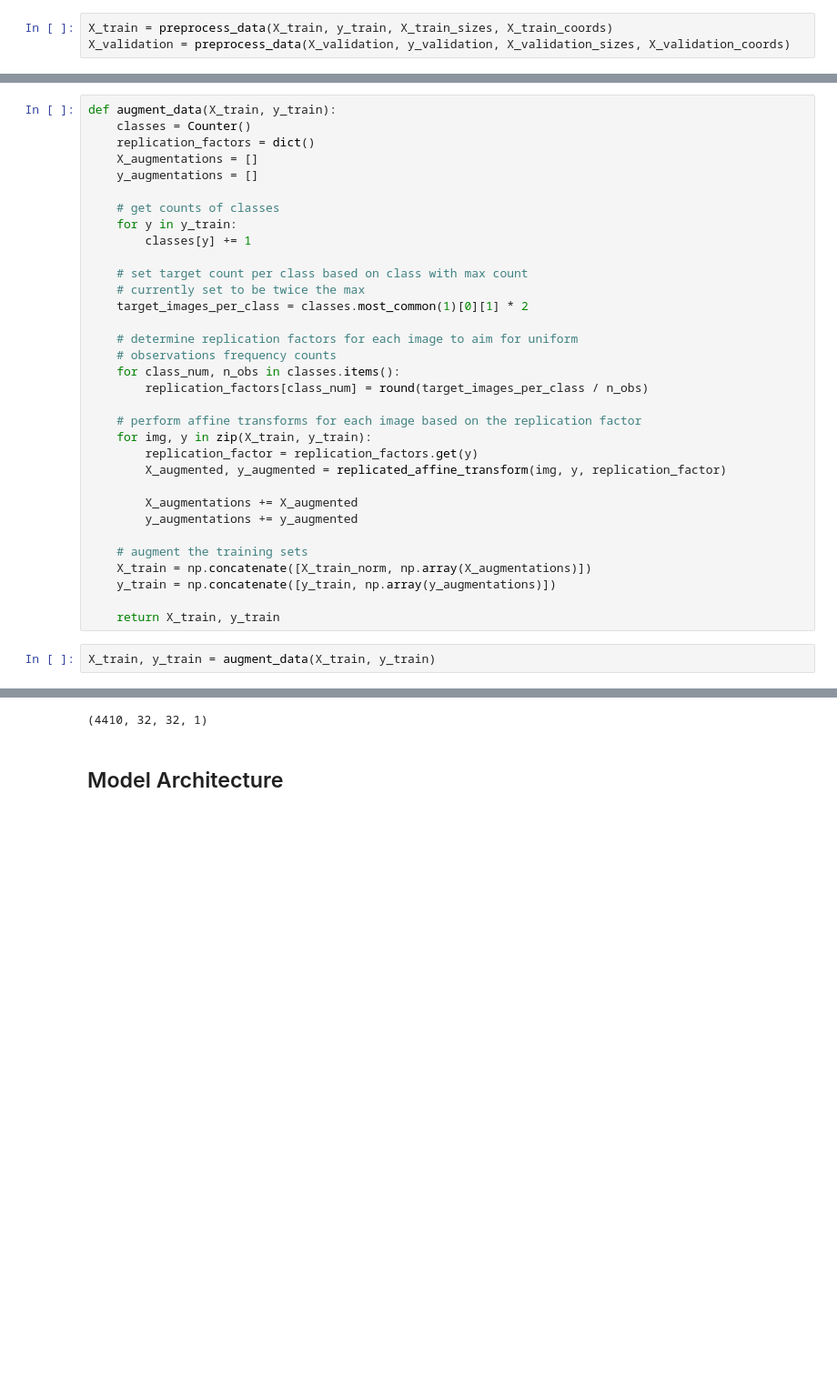
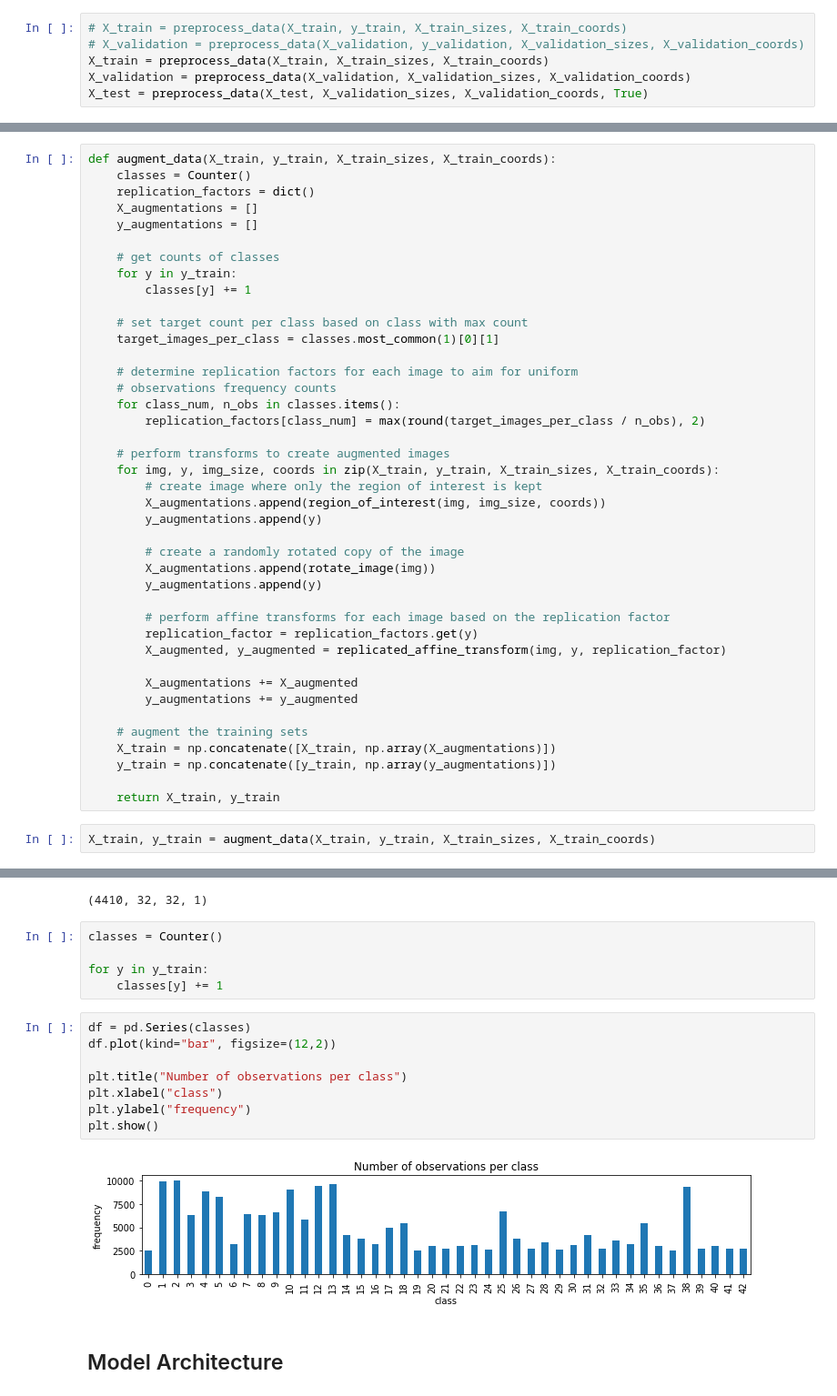
Before and after one commit to adriantorrie/udacity_sdcnd_project_2_traffic_sign_classifier, a Jupyter notebook: Traffic_Sign_Classifier.ipynb, the cells around one changed output, grey strips where cells are left out. Shown at 91% size. Saved outputs shown, nothing was run; the diff lists cells and outputs as text; blank space fills up the shorter version.

```diff
--- a/Traffic_Sign_Classifier.ipynb
+++ b/Traffic_Sign_Classifier.ipynb
@@ -719,8 +797,11 @@ def preprocess_data(X, y, X_sizes, X_coords):
 
     return np.array(X)
 # %%
-X_train = preprocess_data(X_train, y_train, X_train_sizes, X_train_coords)
-X_validation = preprocess_data(X_validation, y_validation, X_validation_sizes, X_validation_coords)
+# X_train = preprocess_data(X_train, y_train, X_train_sizes, X_train_coords)
+# X_validation = preprocess_data(X_validation, y_validation, X_validation_sizes, X_validation_coords)
+X_train = preprocess_data(X_train, X_train_sizes, X_train_coords)
+X_validation = preprocess_data(X_validation, X_validation_sizes, X_validation_coords)
+X_test = preprocess_data(X_test, X_validation_sizes, X_validation_coords, True)
 # %%
 X_train[0].shape
 # %% [output]
@@ -728,7 +809,7 @@ X_train[0].shape
 # %% [markdown]
 ### Augment data
 # %%
-def augment_data(X_train, y_train):
+def augment_data(X_train, y_train, X_train_sizes, X_train_coords):
     classes = Counter()
     replication_factors = dict()
     X_augmentations = []
@@ -739,16 +820,24 @@ def augment_data(X_train, y_train):
         classes[y] += 1
 
     # set target count per class based on class with max count
-    # currently set to be twice the max
-    target_images_per_class = classes.most_common(1)[0][1] * 2
+    target_images_per_class = classes.most_common(1)[0][1]
 
     # determine replication factors for each image to aim for uniform
     # observations frequency counts
     for class_num, n_obs in classes.items():
-        replication_factors[class_num] = round(target_images_per_class / n_obs)
+        replication_factors[class_num] = max(round(target_images_per_class / n_obs), 2)
 
-    # perform affine transforms for each image based on the replication factor
-    for img, y in zip(X_train, y_train):
+    # perform transforms to create augmented images
+    for img, y, img_size, coords in zip(X_train, y_train, X_train_sizes, X_train_coords):
+        # create image where only the region of interest is kept
+        X_augmentations.append(region_of_interest(img, img_size, coords))
+        y_augmentations.append(y)
+
+        # create a randomly rotated copy of the image
+        X_augmentations.append(rotate_image(img))
+        y_augmentations.append(y)
+
+        # perform affine transforms for each image based on the replication factor
         replication_factor = replication_factors.get(y)
         X_augmented, y_augmented = replicated_affine_transform(img, y, replication_factor)
 
@@ -756,9 +845,9 @@ def augment_data(X_train, y_train):
         y_augmentations += y_augmented
 
     # augment the training sets
-    X_train = np.concatenate([X_train_norm, np.array(X_augmentations)])
+    X_train = np.concatenate([X_train, np.array(X_augmentations)])
     y_train = np.concatenate([y_train, np.array(y_augmentations)])
 
     return X_train, y_train
 # %%
-X_train, y_train = augment_data(X_train, y_train)
+X_train, y_train = augment_data(X_train, y_train, X_train_sizes, X_train_coords)
@@ -781,6 +872,21 @@ y_train.shape
 X_validation.shape
 # %% [output]
 (4410, 32, 32, 1)
+# %%
+classes = Counter()
+
+for y in y_train:
+    classes[y] += 1
+# %%
+df = pd.Series(classes)
+df.plot(kind="bar", figsize=(12,2))
+
+plt.title("Number of observations per class")
+plt.xlabel("class")
+plt.ylabel("frequency")
+plt.show()
+# %% [output]
+[figure, added]
 # %% [markdown]
 ## Model Architecture
 # %%
```
Also changed, not shown: parts of 42 cells of this notebook, 5 other files.
